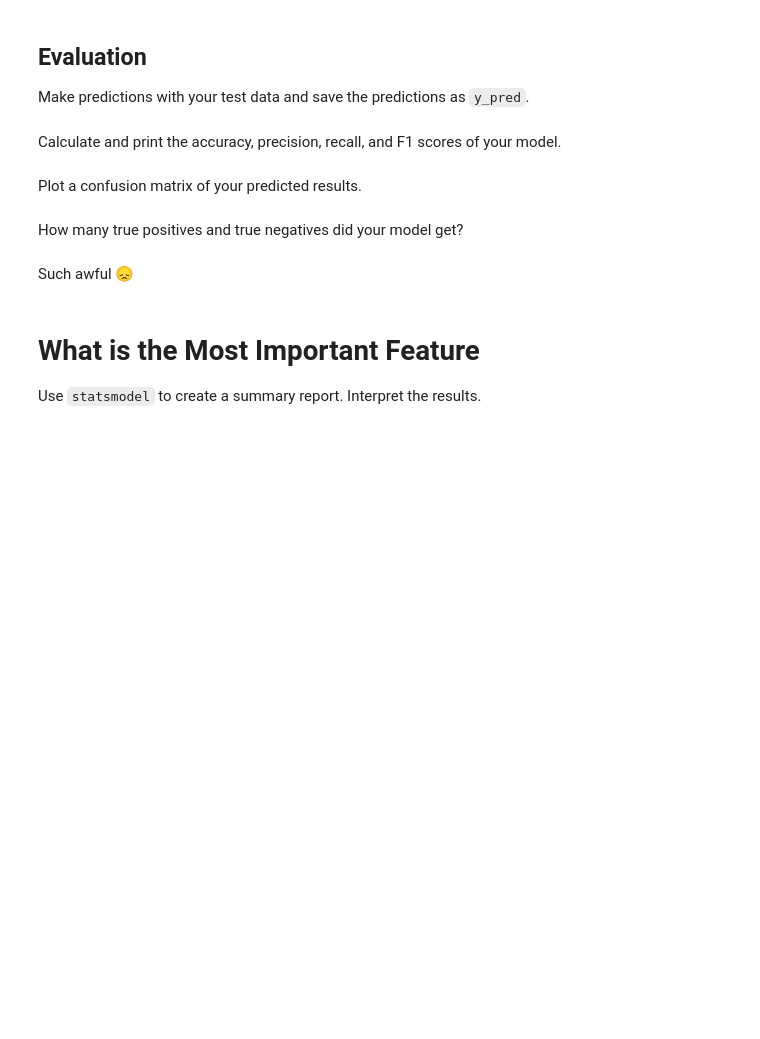
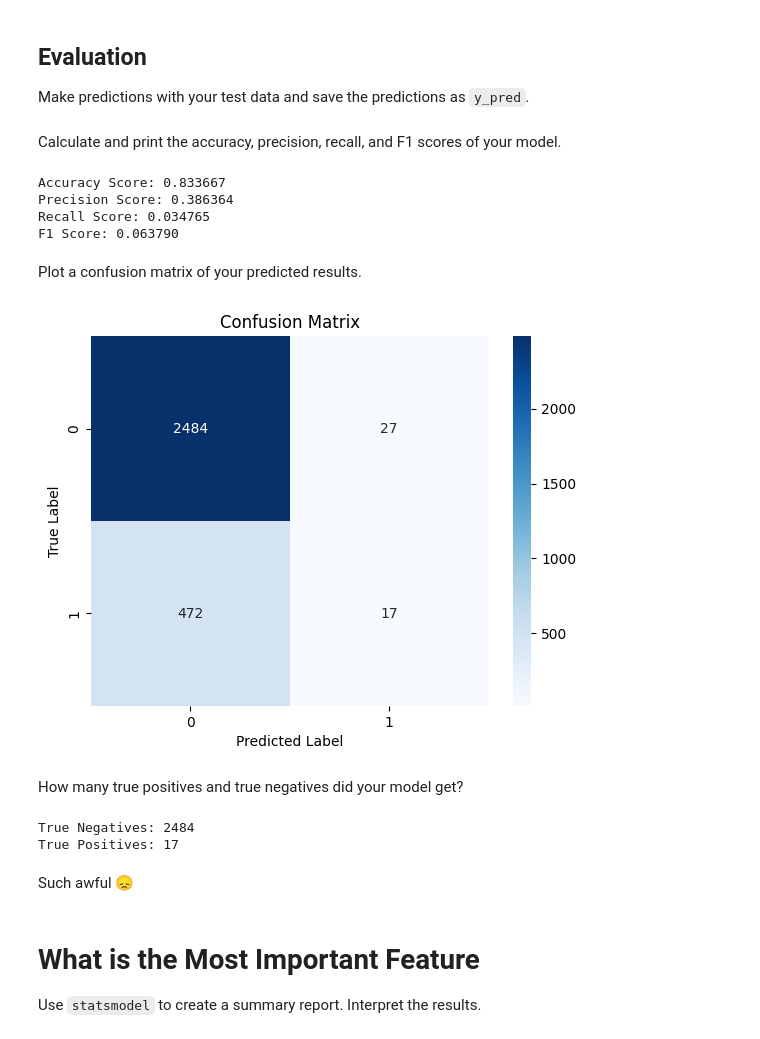
Before and after one commit to mmorcos434/ds-fall-2025-fri-1230, a Jupyter notebook: Week-07-Classification/homeworks/George-Farag-exericse.ipynb, the cells around one changed output. Drawn from its saved outputs; the diff is of its cells as text; code cells hidden in the pictures; blank space fills up the shorter version.

```diff
--- a/Week-07-Classification/homeworks/George-Farag-exericse.ipynb
+++ b/Week-07-Classification/homeworks/George-Farag-exericse.ipynb
@@ -161,3 +161,5 @@ y_test: 3000 rows, 1 column
 Initialize an empty Logistic Regression model, and then fit your model to your training data.
 # %%
 # Initalize our logistic regressionmodel.
+model = LogisticRegression()
+model.fit(X_train, y_train)
@@ -166,18 +170,23 @@ Initialize an empty Logistic Regression model, and then fit your model to your t
 
 Make predictions with your test data and save the predictions as `y_pred`.
 # %%
+
 # 1. Make predictions of your test data and save them as `y_pred`.
-
-
-y_pred
+y_pred = model.predict(X_test)
 # %% [markdown]
 Calculate and print the accuracy, precision, recall, and F1 scores of your model.
 # %%
 # 2. Calculate and print the accuracy, precision, recall, and F1 scores of your model.
 
-print("Accuracy Score: %f" % )
-print("Precision Score: %f" % )
-print("Recall Score: %f" % )
-print('F1 Score: %f' % )
+
+print("Accuracy Score: %f" % accuracy_score(y_test, y_pred))
+print("Precision Score: %f" % precision_score(y_test, y_pred))
+print("Recall Score: %f" % recall_score(y_test, y_pred))
+print("F1 Score: %f" % f1_score(y_test, y_pred))
+# %% [output]
+Accuracy Score: 0.833667
+Precision Score: 0.386364
+Recall Score: 0.034765
+F1 Score: 0.063790
 # %% [markdown]
 Plot a confusion matrix of your predicted results.
@@ -186,11 +193,23 @@ Plot a confusion matrix of your predicted results.
+# %%
+# 3. Plot a confusion matrix of your predicted results.
+matrix = confusion_matrix(y_test, y_pred)
+sns.heatmap(matrix, annot=True, fmt='d', cmap='Blues')
+plt.xlabel('Predicted Label')
+plt.ylabel('True Label')
+plt.title('Confusion Matrix')
+plt.show()
+# %% [output]
+[figure, added]
 # %% [markdown]
 How many true positives and true negatives did your model get?
 # %%
 # How many true positives and true negatives did your model get?
-
-true_negatives, false_positives, false_negatives, true_positives = ?
+true_negatives, false_positives, false_negatives, true_positives = matrix.ravel()
 print('True Negatives: %d' % true_negatives)
 print('True Positives: %d' % true_positives)
+# %% [output]
+True Negatives: 2484
+True Positives: 17
 # %% [markdown]
 Such awful 😞
 # %% [markdown]
```
Also changed, not shown: parts of 4 cells of this notebook.
